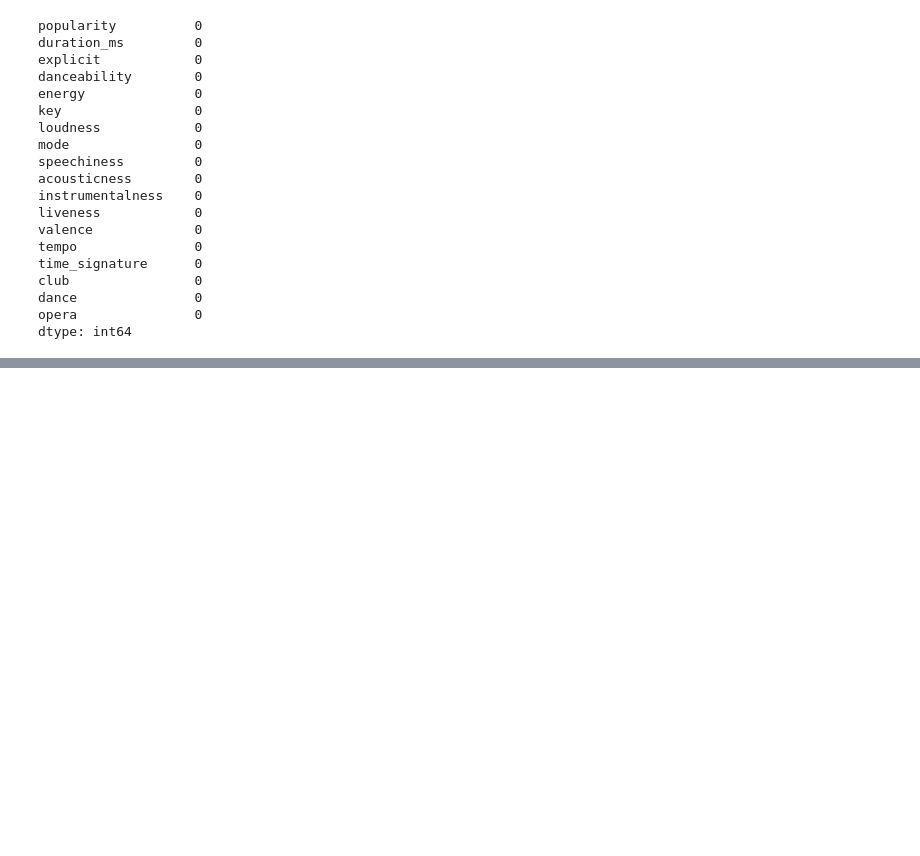
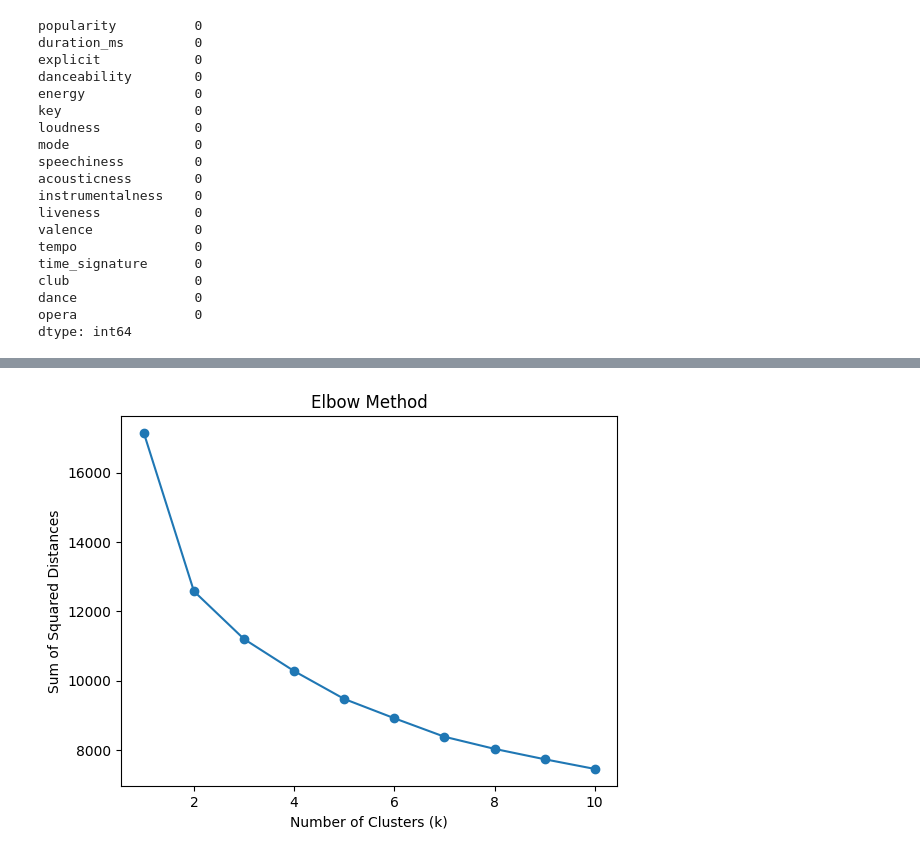
Before and after one commit to Whomstt/CS4168-Project, a Jupyter notebook: CS4168_Project.ipynb, the cells around one changed output, grey strips where cells are left out. Saved outputs shown, nothing was run; the diff lists cells and outputs as text; code cells hidden in the pictures; blank space fills up the shorter version.

```diff
--- a/CS4168_Project.ipynb
+++ b/CS4168_Project.ipynb
@@ -291,38 +291,32 @@ dtype: int64
 df['time_signature'] = df['time_signature']/5
 df['key'] = df['key']/11
 # %%
-# 1) define your feature lists and pipelines
-skewed_feats   = ["duration_ms", "tempo", "liveness",
-                  "instrumentalness", "speechiness", "acousticness", "popularity"]
-cube_feats     = ["loudness"]
-simple_feats   = ["danceability", "energy", "valence"]
-ord_feats      = ["key", "time_signature"]
+# 1) define your feature lists and preprocessor exactly as before
+skewed_feats  = ["duration_ms","tempo","liveness",
+                 "instrumentalness","speechiness","acousticness","popularity"]
+cube_feats    = ["loudness"]
+simple_feats  = ["danceability","energy","valence"]
 
 skew_pipe = Pipeline([
     ("log1p",    FunctionTransformer(np.log1p, validate=False)),
     ("scaler",   StandardScaler())
 ])
 cube_pipe = Pipeline([
-    ("cuberoot", FunctionTransformer(np.cbrt, validate=False)),
+    ("cuberoot", FunctionTransformer(np.cbrt,   validate=False)),
     ("scaler",   StandardScaler())
 ])
 simple_pipe = Pipeline([
     ("scaler",   StandardScaler())
-])
-ord_pipe = Pipeline([
-    ("scaler", StandardScaler())
 ])
 
 preprocessor = ColumnTransformer([
     ("skewed", skew_pipe,   skewed_feats),
     ("cube",   cube_pipe,   cube_feats),
     ("simple", simple_pipe, simple_feats),
-    ("ord",    ord_pipe,    ord_feats),
 ])
 
 # 2) apply it in‑place to df
-#    include ord_feats here so transformer and assignment line up
-num_cols = skewed_feats + cube_feats + simple_feats + ord_feats
+num_cols = skewed_feats + cube_feats + simple_feats
 
 # fit & transform
 X_trans = preprocessor.fit_transform(df[num_cols])
@@ -423,0 +427,2 @@ plt.show()
+# %%
+df = df.drop(columns=['club', 'dance', 'opera'])
@@ -423,0 +490,16 @@ plt.show()
+# %%
+inertia = []
+k_range = range(1, 11)
+for k in k_range:
+    kmeans = KMeans(n_clusters=k, n_init=10, max_iter=300)
+    kmeans.fit(df)
+    inertia.append(kmeans.inertia_)
+
+plt.figure()
+plt.plot(k_range, inertia, marker='o')
+plt.xlabel('Number of Clusters (k)')
+plt.ylabel('Sum of Squared Distances')
+plt.title('Elbow Method')
+plt.show()
+# %% [output]
+[figure, added]
```
Also changed, not shown: parts of 16 cells of this notebook.
